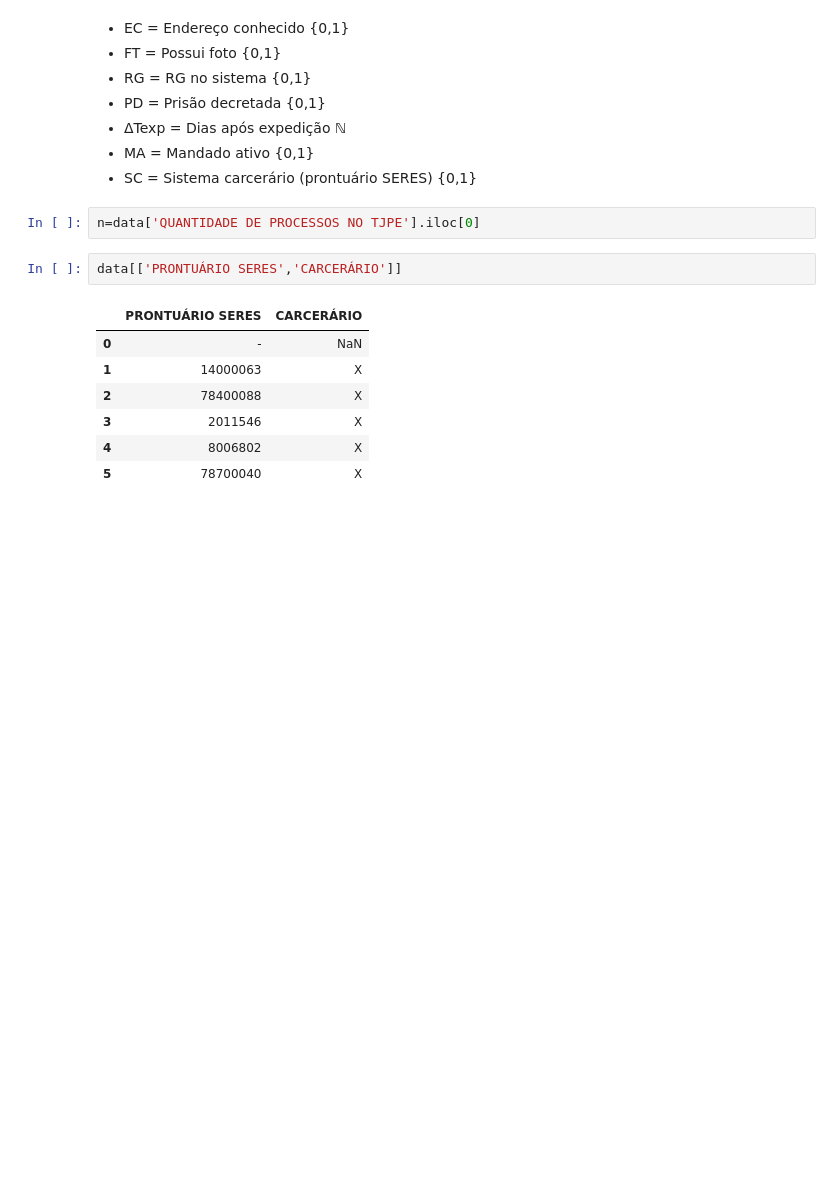
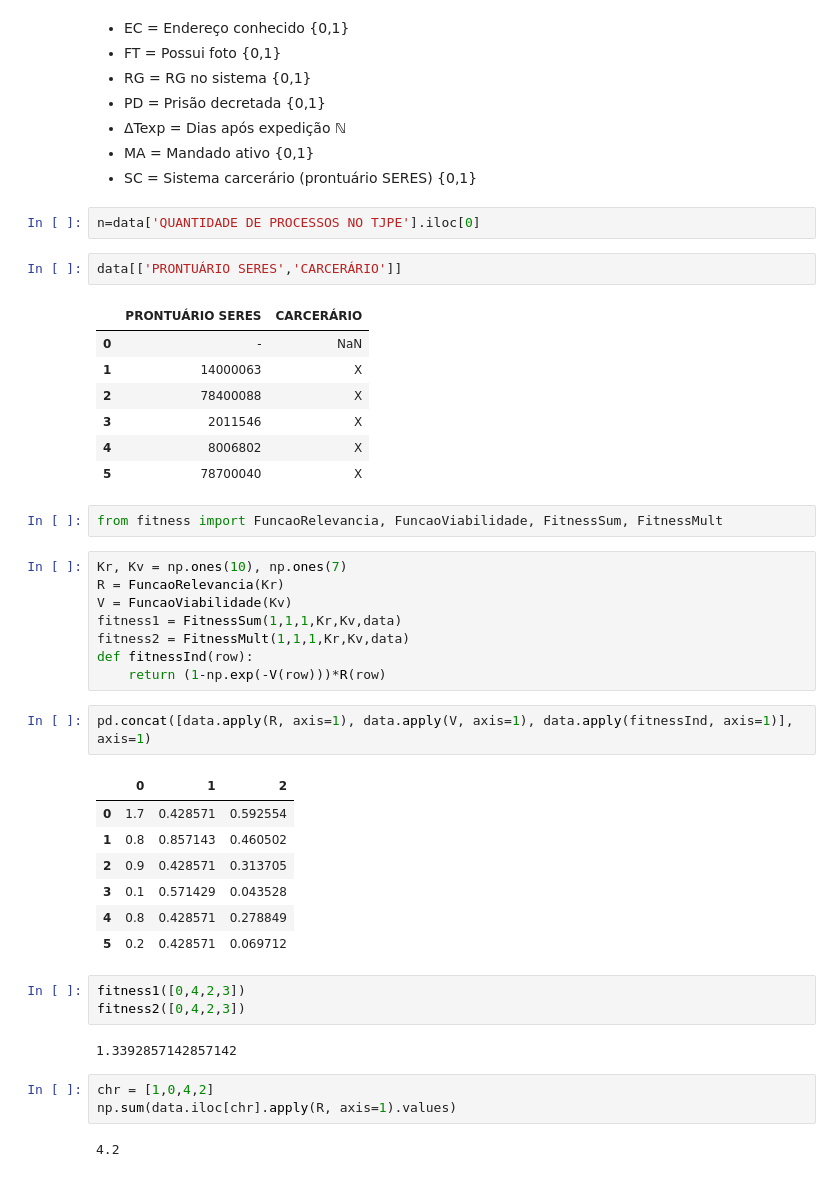
Before and after one commit to aldo-fsm/projeto-IA-2018.2-SDS, a Jupyter notebook: notebook.ipynb, the cells around one changed output. Saved outputs shown, nothing was run; the diff lists cells and outputs as text; blank space fills up the shorter version.

Commit message:
Fitness functions

```diff
--- a/notebook.ipynb
+++ b/notebook.ipynb
@@ -62,3 +62,33 @@ data[['PRONTUÁRIO SERES','CARCERÁRIO']]
 | 3 | 2011546 | X |
 | 4 | 8006802 | X |
 | 5 | 78700040 | X |
+# %%
+from fitness import FuncaoRelevancia, FuncaoViabilidade, FitnessSum, FitnessMult
+# %%
+Kr, Kv = np.ones(10), np.ones(7)
+R = FuncaoRelevancia(Kr)
+V = FuncaoViabilidade(Kv)
+fitness1 = FitnessSum(1,1,1,Kr,Kv,data)
+fitness2 = FitnessMult(1,1,1,Kr,Kv,data)
+def fitnessInd(row):
+    return (1-np.exp(-V(row)))*R(row)
+# %%
+pd.concat([data.apply(R, axis=1), data.apply(V, axis=1), data.apply(fitnessInd, axis=1)], axis=1)
+# %% [output]
+|  | 0 | 1 | 2 |
+| 0 | 1.7 | 0.428571 | 0.592554 |
+| 1 | 0.8 | 0.857143 | 0.460502 |
+| 2 | 0.9 | 0.428571 | 0.313705 |
+| 3 | 0.1 | 0.571429 | 0.043528 |
+| 4 | 0.8 | 0.428571 | 0.278849 |
+| 5 | 0.2 | 0.428571 | 0.069712 |
+# %%
+fitness1([0,4,2,3])
+fitness2([0,4,2,3])
+# %% [output]
+1.3392857142857142
+# %%
+chr = [1,0,4,2]
+np.sum(data.iloc[chr].apply(R, axis=1).values)
+# %% [output]
+4.2
```
Also changed, not shown: 1 other file.
